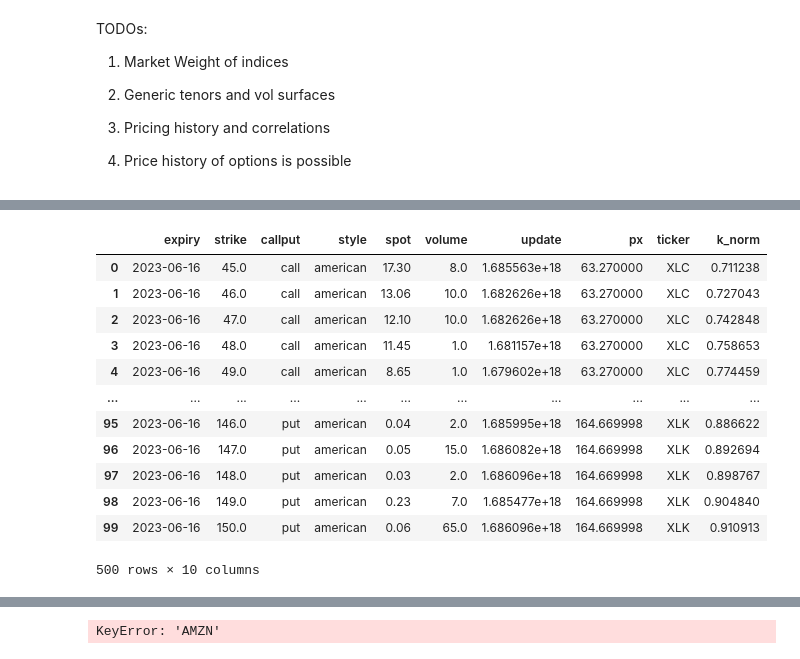
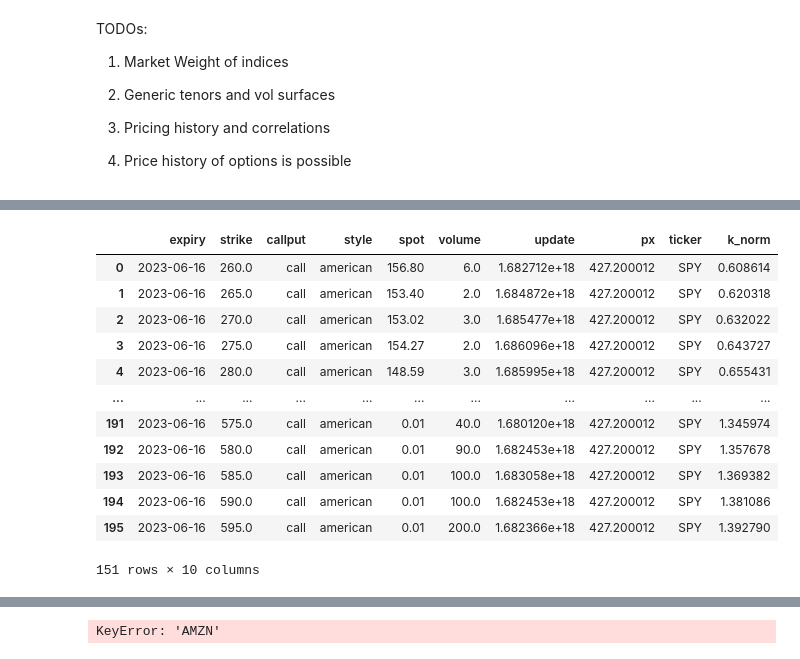
Before and after one commit to BenBowring/OptionSite, a Jupyter notebook: polygon_create.ipynb, the cells around one changed output, grey strips where cells are left out. Drawn from its saved outputs; the diff is of its cells as text; code cells hidden in the pictures.

```diff
--- a/polygon_create.ipynb
+++ b/polygon_create.ipynb
@@ -99,20 +97,20 @@ for ticker in tqdm(names):
         t_df['k_norm'] = strikes / spot
 
     df = pd.concat([df, t_df])
-# %%
-df
-# %% [output]
-|  | expiry | strike | callput | style | spot | volume | update | px | ticker | k_norm |
-| 0 | 2023-06-16 | 45.0 | call | american | 17.30 | 8.0 | 1.685563e+18 | 63.270000 | XLC | 0.711238 |
-| 1 | 2023-06-16 | 46.0 | call | american | 13.06 | 10.0 | 1.682626e+18 | 63.270000 | XLC | 0.727043 |
-| 2 | 2023-06-16 | 47.0 | call | american | 12.10 | 10.0 | 1.682626e+18 | 63.270000 | XLC | 0.742848 |
-| 3 | 2023-06-16 | 48.0 | call | american | 11.45 | 1.0 | 1.681157e+18 | 63.270000 | XLC | 0.758653 |
-| 4 | 2023-06-16 | 49.0 | call | american | 8.65 | 1.0 | 1.679602e+18 | 63.270000 | XLC | 0.774459 |
-| ... | ... | ... | ... | ... | ... | ... | ... | ... | ... | ... |
-| 95 | 2023-06-16 | 146.0 | put | american | 0.04 | 2.0 | 1.685995e+18 | 164.669998 | XLK | 0.886622 |
-| 96 | 2023-06-16 | 147.0 | put | american | 0.05 | 15.0 | 1.686082e+18 | 164.669998 | XLK | 0.892694 |
-| 97 | 2023-06-16 | 148.0 | put | american | 0.03 | 2.0 | 1.686096e+18 | 164.669998 | XLK | 0.898767 |
-| 98 | 2023-06-16 | 149.0 | put | american | 0.23 | 7.0 | 1.685477e+18 | 164.669998 | XLK | 0.904840 |
-| 99 | 2023-06-16 | 150.0 | put | american | 0.06 | 65.0 | 1.686096e+18 | 164.669998 | XLK | 0.910913 |
-500 rows × 10 columns
+# %%
+df[(df['ticker'] == 'SPY') & (df['volume'] > 1)]
+# %% [output]
+|  | expiry | strike | callput | style | spot | volume | update | px | ticker | k_norm |
+| 0 | 2023-06-16 | 260.0 | call | american | 156.80 | 6.0 | 1.682712e+18 | 427.200012 | SPY | 0.608614 |
+| 1 | 2023-06-16 | 265.0 | call | american | 153.40 | 2.0 | 1.684872e+18 | 427.200012 | SPY | 0.620318 |
+| 2 | 2023-06-16 | 270.0 | call | american | 153.02 | 3.0 | 1.685477e+18 | 427.200012 | SPY | 0.632022 |
+| 3 | 2023-06-16 | 275.0 | call | american | 154.27 | 2.0 | 1.686096e+18 | 427.200012 | SPY | 0.643727 |
+| 4 | 2023-06-16 | 280.0 | call | american | 148.59 | 3.0 | 1.685995e+18 | 427.200012 | SPY | 0.655431 |
+| ... | ... | ... | ... | ... | ... | ... | ... | ... | ... | ... |
+| 191 | 2023-06-16 | 575.0 | call | american | 0.01 | 40.0 | 1.680120e+18 | 427.200012 | SPY | 1.345974 |
+| 192 | 2023-06-16 | 580.0 | call | american | 0.01 | 90.0 | 1.682453e+18 | 427.200012 | SPY | 1.357678 |
+| 193 | 2023-06-16 | 585.0 | call | american | 0.01 | 100.0 | 1.683058e+18 | 427.200012 | SPY | 1.369382 |
+| 194 | 2023-06-16 | 590.0 | call | american | 0.01 | 100.0 | 1.682453e+18 | 427.200012 | SPY | 1.381086 |
+| 195 | 2023-06-16 | 595.0 | call | american | 0.01 | 200.0 | 1.682366e+18 | 427.200012 | SPY | 1.392790 |
+151 rows × 10 columns
 # %%
```
Also changed, not shown: parts of 9 cells of this notebook, 2 other files.
